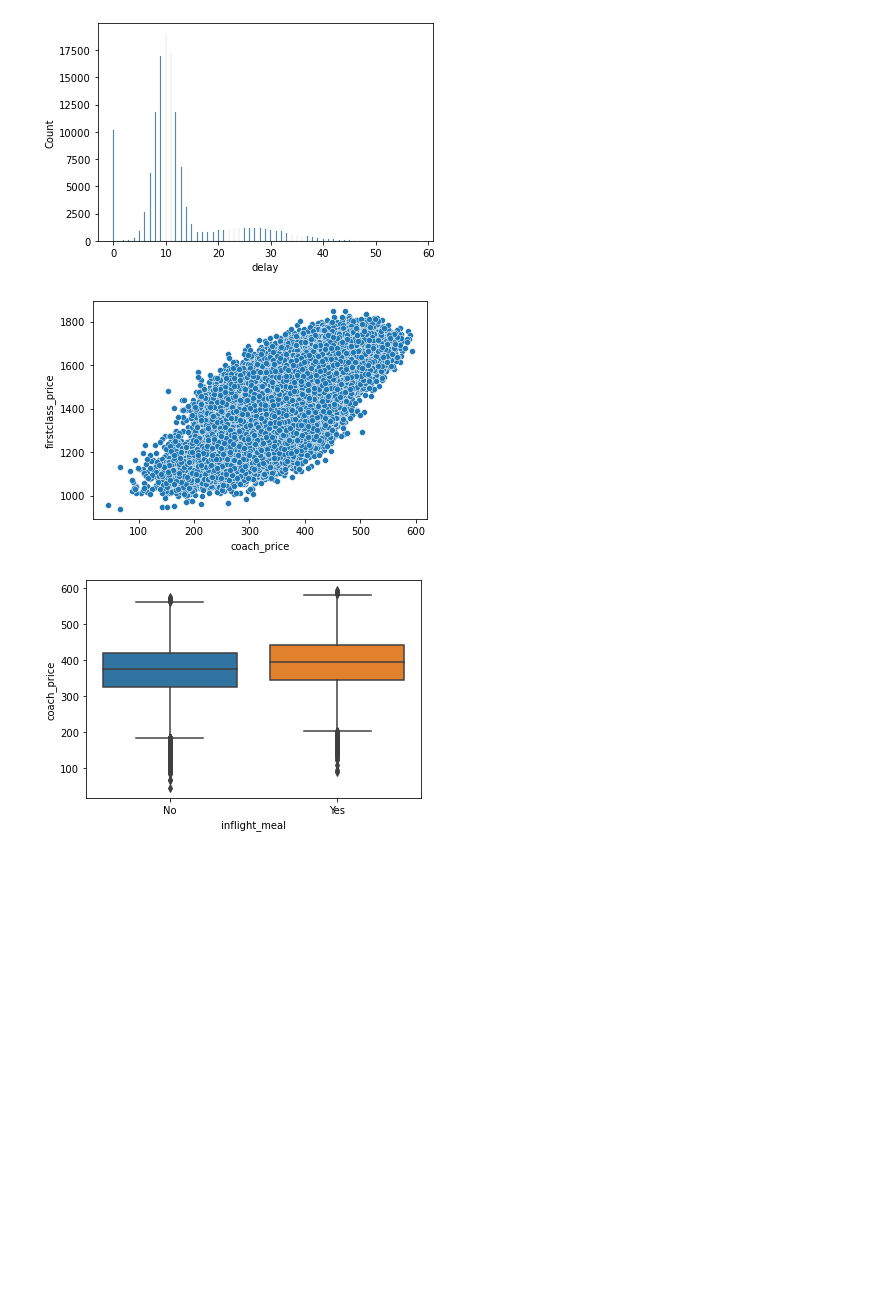
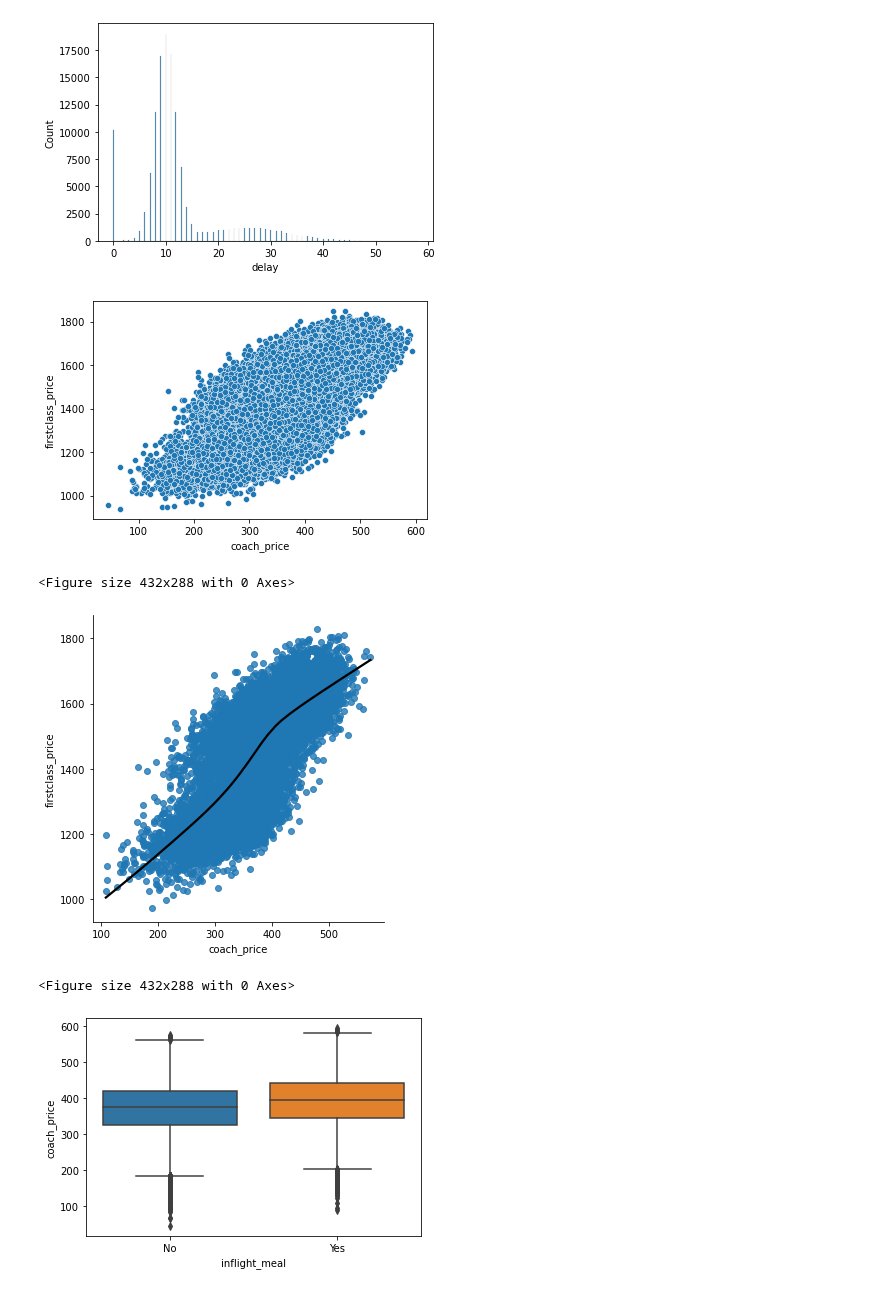
Before and after one commit to cacaprog/Exercises, a Jupyter notebook: Airline Analysis/MC_Airline_Analysis.ipynb, the cells around one changed output. Drawn from its saved outputs; the diff is of its cells as text; code cells hidden in the pictures; blank space fills up the shorter version.

```diff
--- a/Airline Analysis/MC_Airline_Analysis.ipynb
+++ b/Airline Analysis/MC_Airline_Analysis.ipynb
@@ -73,8 +73,21 @@ plt.show()
 plt.clf()
 sns.scatterplot(x = "coach_price", y="firstclass_price", data=flights)
 plt.show()
+plt.clf()
 # %% [output]
 [figure]
+<Figure size 432x288 with 0 Axes>
+# %%
+#como tem muita coisa, vamos rodar um sample da base
+perc = 0.1
+flights_sub = flights.sample(n = int(flights.shape[0]*perc))
+
+sns.lmplot(x = "coach_price", y = "firstclass_price", data = flights_sub, line_kws={"color": "black"}, lowess=True)
+plt.show()
+plt.clf()
+# %% [output]
+[figure, added]
+<Figure size 432x288 with 0 Axes>
 # %%
 #task 5
 from matplotlib.pyplot import boxplot
```
Also changed, not shown: parts of 10 cells of this notebook.
